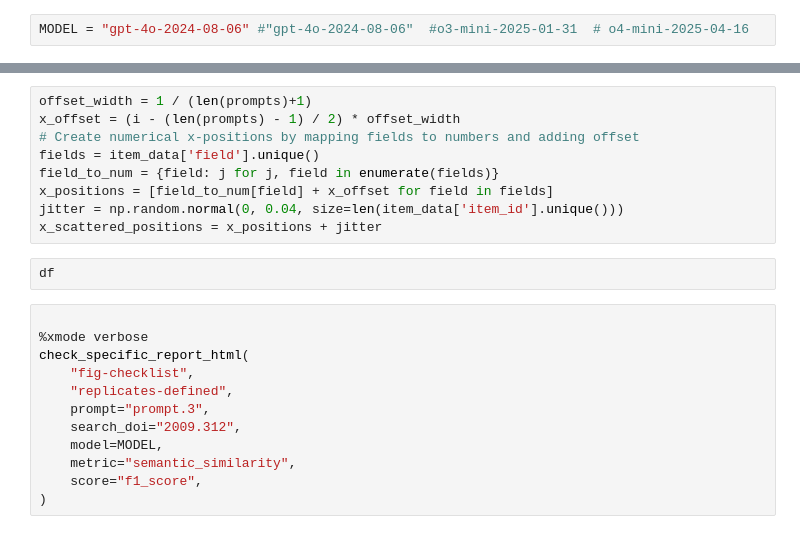
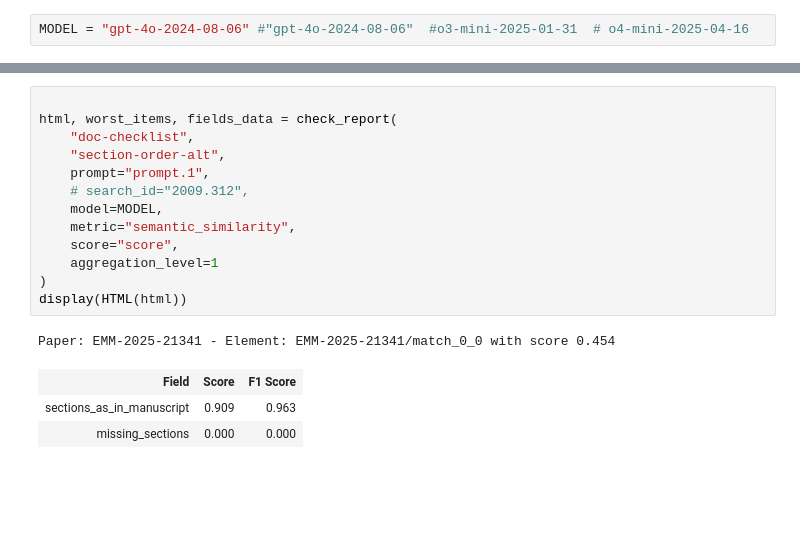
Before and after one commit to source-data/soda-mmQC, a Jupyter notebook: notebooks/plots-doc-checklist.ipynb, the cells around one changed output, grey strips where cells are left out. Saved outputs shown, nothing was run; the diff lists cells and outputs as text; blank space fills up the shorter version.

Commit message:
tested evaluation and document-level analysis

```diff
--- a/notebooks/plots-doc-checklist.ipynb
+++ b/notebooks/plots-doc-checklist.ipynb
@@ -45,23 +40,18 @@ item_data = df.loc[
-# %%
-offset_width = 1 / (len(prompts)+1)
-x_offset = (i - (len(prompts) - 1) / 2) * offset_width
-# Create numerical x-positions by mapping fields to numbers and adding offset
-fields = item_data['field'].unique()
-field_to_num = {field: j for j, field in enumerate(fields)}
-x_positions = [field_to_num[field] + x_offset for field in fields]
-jitter = np.random.normal(0, 0.04, size=len(item_data['item_id'].unique()))
-x_scattered_positions = x_positions + jitter
-# %%
-df
 # %%
 
-%xmode verbose
-check_specific_report_html(
-    "fig-checklist",
-    "replicates-defined",
-    prompt="prompt.3",
-    search_doi="2009.312",
+html, worst_items, fields_data = check_report(
+    "doc-checklist",
+    "section-order-alt",
+    prompt="prompt.1",
+    # search_id="2009.312",
     model=MODEL,
     metric="semantic_similarity",
-    score="f1_score",
+    score="score",
+    aggregation_level=1
 )
+display(HTML(html))
+# %% [output]
+Paper: EMM-2025-21341 - Element: EMM-2025-21341/match_0_0 with score 0.454
+| Field | Score | F1 Score |
+| sections_as_in_manuscript | 0.909 | 0.963 |
+| missing_sections | 0.000 | 0.000 |
```
Also changed, not shown: parts of 4 cells of this notebook, 15 other files.
